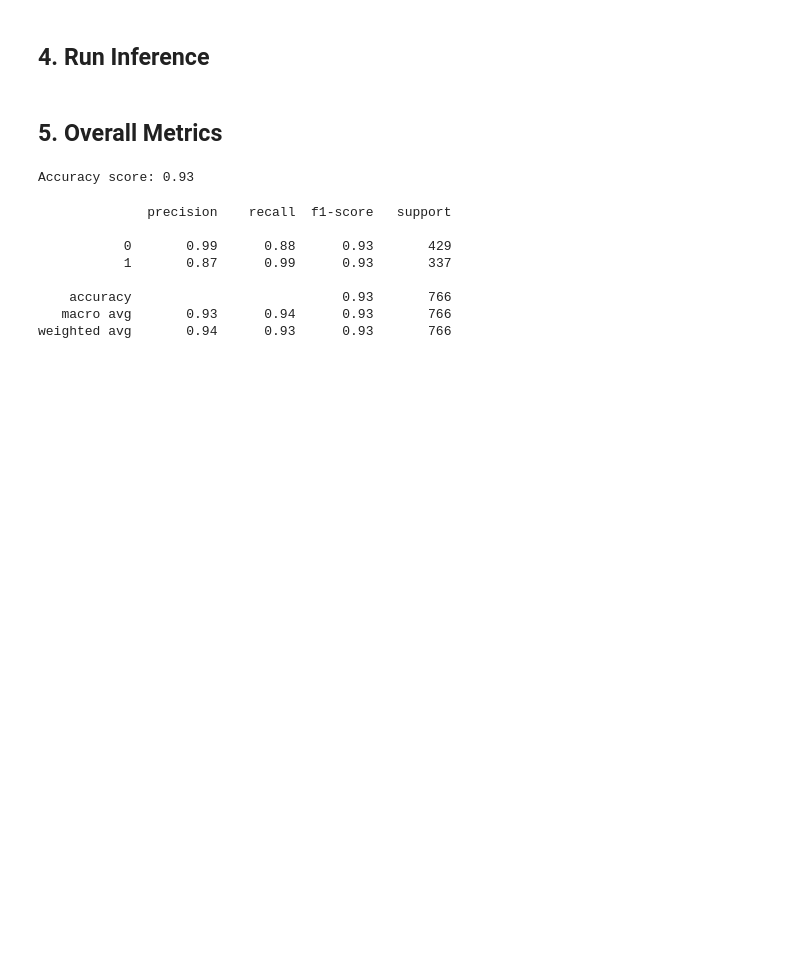
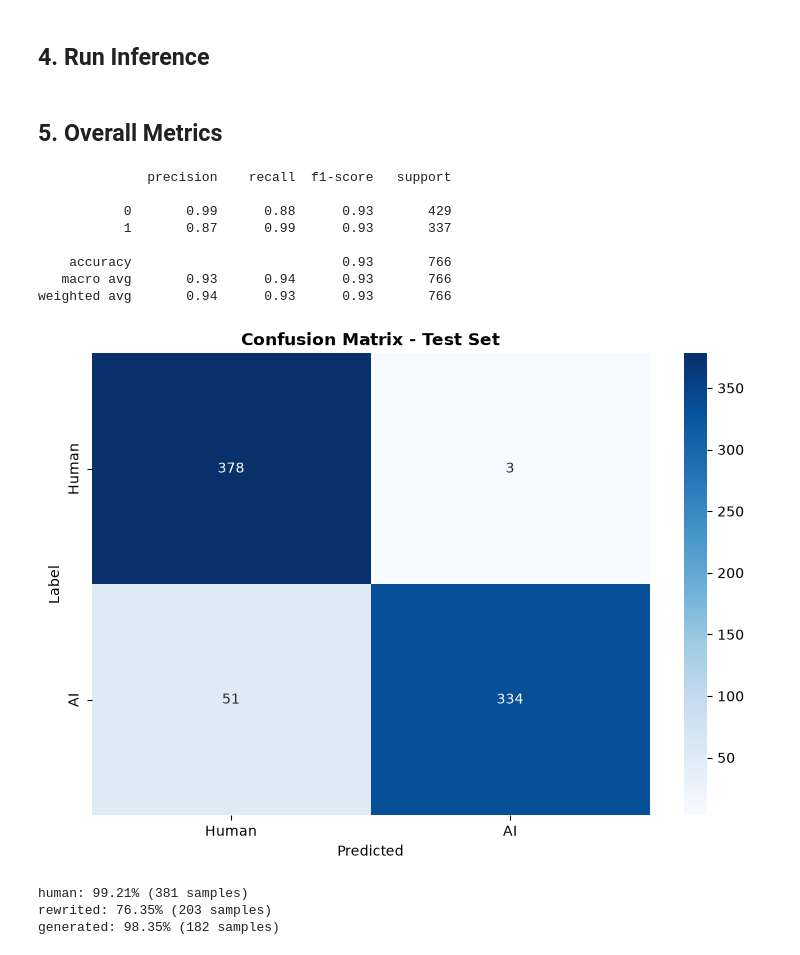
Before and after one commit to deckardLong/ai-content-detection, a Jupyter notebook: notebooks/04_evaluation.ipynb, the cells around one changed output. Drawn from its saved outputs; the diff is of its cells as text; code cells hidden in the pictures; blank space fills up the shorter version.

```diff
--- a/notebooks/04_evaluation.ipynb
+++ b/notebooks/04_evaluation.ipynb
@@ -70,11 +71,6 @@ test_df['prediction'] = all_preds
 test_df['prob_ai'] = all_probs
 # %% [markdown]
 ## **5. Overall Metrics**
-# %%
-accuracy = accuracy_score(all_preds, all_labels)
-print('Accuracy score:', round(accuracy, 2))
-# %% [output]
-Accuracy score: 0.93
 # %%
 report = classification_report(all_preds, all_labels)
 print(report)
@@ -87,3 +83,29 @@ print(report)
     accuracy                           0.93       766
    macro avg       0.93      0.94      0.93       766
 weighted avg       0.94      0.93      0.93       766
+# %%
+plt.figure(figsize=(9, 6))
+cm = confusion_matrix(all_labels, all_preds)
+sns.heatmap(cm, annot=True, fmt='d', cmap='Blues', xticklabels=['Human', 'AI'], yticklabels=['Human', 'AI'])
+plt.title('Confusion Matrix - Test Set', fontweight='bold')
+plt.xlabel('Predicted')
+plt.ylabel('Label')
+plt.savefig('../figures/evaluation/confusion_matrix_test_set.png')
+plt.show()
+# %% [output]
+[figure, added]
+# %%
+# Accuracy by Generated Types
+gen_types = ['human', 'rewrited', 'generated']
+results_by_type = {}
+for gen_type in gen_types:
+    mask = (test_df['generated_type'] == gen_type)
+    if mask.sum() == 0:
+        continue
+    subset_acc = (test_df.loc[mask, 'prediction'] == test_df.loc[mask, 'label']).mean()
+    results_by_type[gen_type] = subset_acc
+    print(f'{gen_type}: {subset_acc:.2%} ({mask.sum()} samples)')
+# %% [output]
+human: 99.21% (381 samples)
+rewrited: 76.35% (203 samples)
+generated: 98.35% (182 samples)
```
Also changed, not shown: parts of 6 cells of this notebook, 10 other files.
